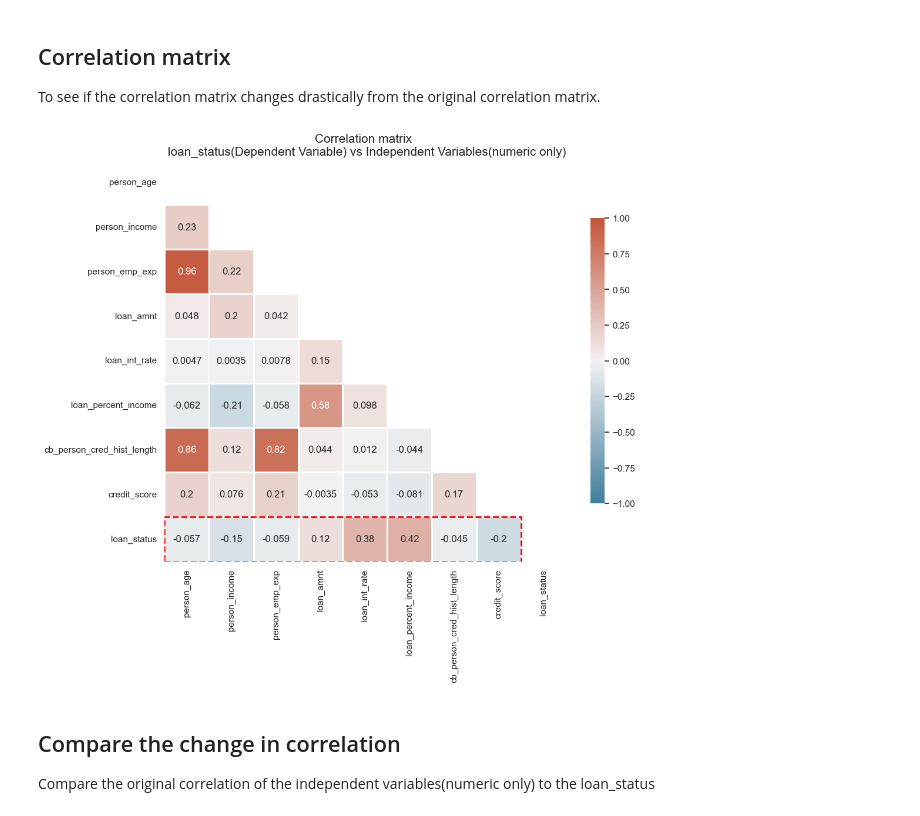
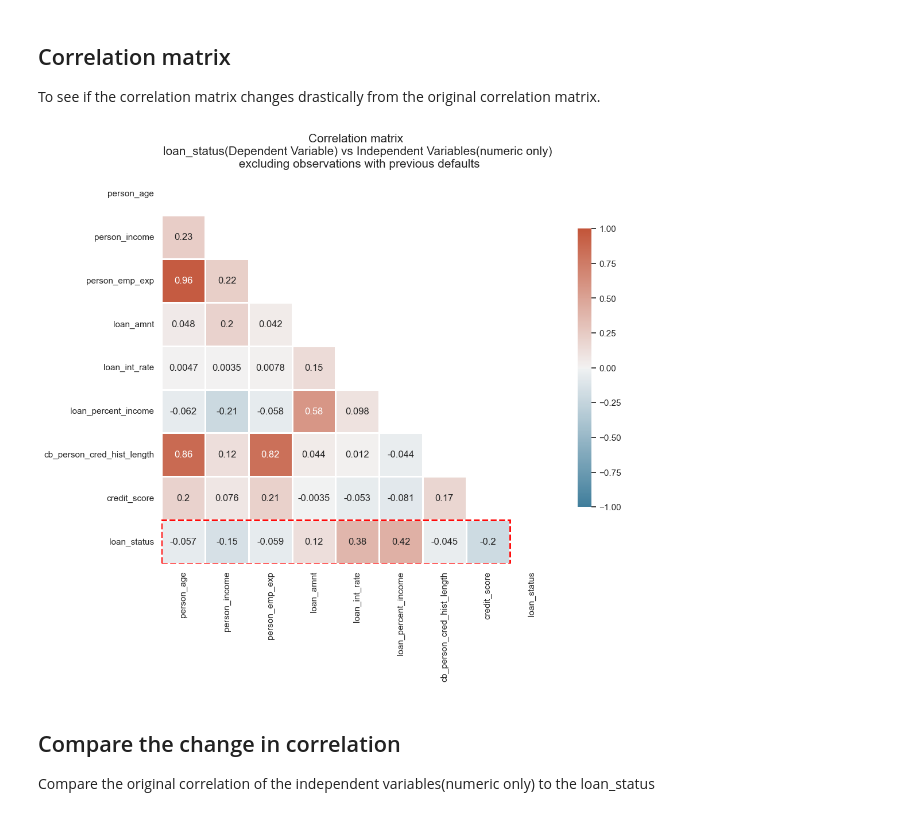
Before and after one commit to always-keep-trying/xgboost_loan_data, a Jupyter notebook: code/data_exploration_exclude_previous_defults.ipynb, the cells around one changed output. Cells and saved outputs as stored; diff of their text form; code cells hidden in the pictures.

```diff
--- a/code/data_exploration_exclude_previous_defults.ipynb
+++ b/code/data_exploration_exclude_previous_defults.ipynb
@@ -41,24 +41,24 @@ To see if the correlation matrix changes drastically from the original correlati
 # %%
 corr_matrix = df_subset.loc[:,num_col_names].corr()
 mask = np.triu(np.ones_like(corr_matrix,dtype=bool))
 
 f, ax = plt.subplots(figsize=(11,9))
 cmap = sns.diverging_palette(230,20, as_cmap=True)
 sns.heatmap(corr_matrix, mask=mask, cmap=cmap,vmax=1,vmin=-1,
             center=0,square=True,linewidths=0.75,linecolor='white',
             cbar_kws={'shrink':0.7},annot=True)
 
 ax.add_patch(
     plt.Rectangle((0,9),width=8,height=-1,
                   rotation_point='xy',
                   edgecolor='red',lw=2,ls='--',fill=False)
 )
-plt.title('Correlation matrix \n loan_status(Dependent Variable) vs Independent Variables(numeric only)',fontdict={'size':15})
+plt.title('Correlation matrix \n loan_status(Dependent Variable) vs Independent Variables(numeric only) \n excluding observations with previous defaults',fontdict={'size':15})
 plt.savefig(os.path.join(output_dir,'Correlation_Matrix_exclude_previous_defaults.png'))
 np.save(os.path.join(output_dir,'Correlation_Matrix_exclude_previous_defaults.npy'),corr_matrix)
 plt.show()
 # %% [output]
-[figure, old version]
+[figure, new version]
 # %% [markdown]
 ## Compare the change in correlation
 
```
Also changed, not shown: parts of 5 cells of this notebook.
